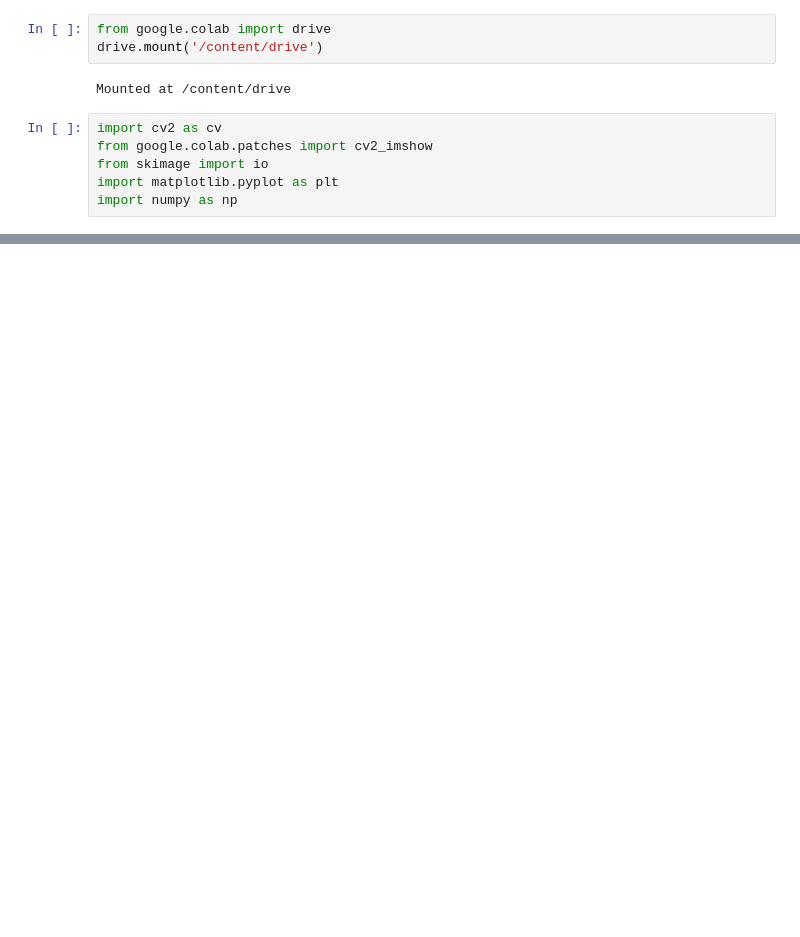
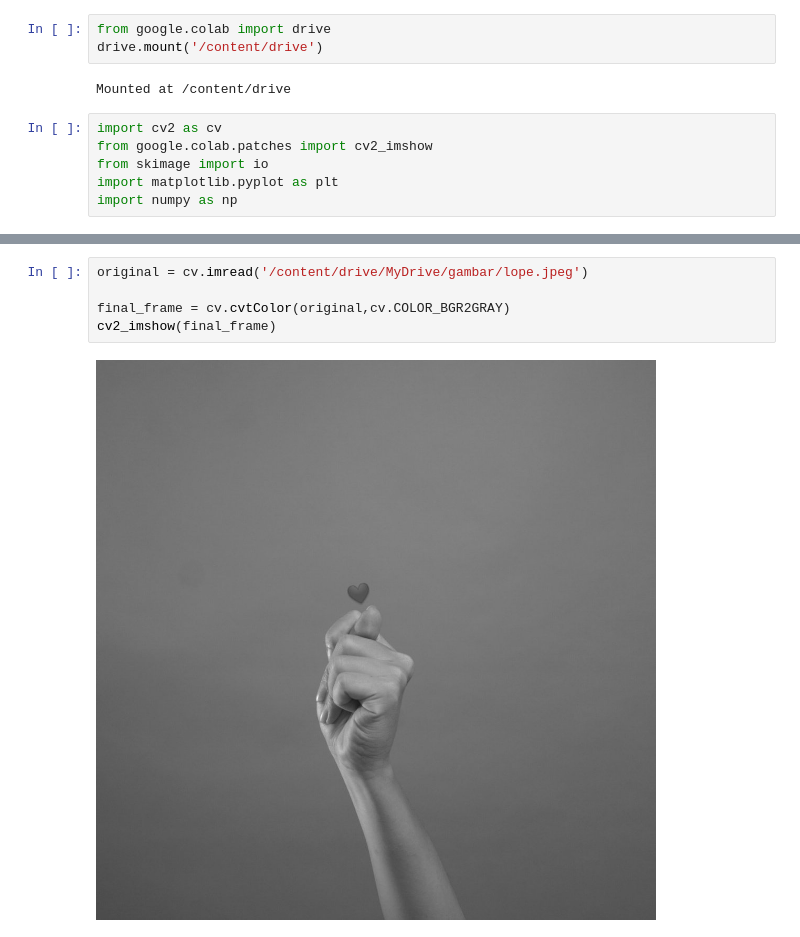
Before and after one commit to irfan1787/PCVK_genap_2021, a Jupyter notebook: Untitled3.ipynb, the cells around one changed output, grey strips where cells are left out. Cells and saved outputs as stored; diff of their text form; blank space fills up the shorter version.

```diff
--- a/Untitled3.ipynb
+++ b/Untitled3.ipynb
@@ -37,0 +72,7 @@ Masukkan nilai kecerahan: 50
+# %%
+original = cv.imread('/content/drive/MyDrive/gambar/lope.jpeg')
+
+final_frame = cv.cvtColor(original,cv.COLOR_BGR2GRAY)
+cv2_imshow(final_frame)
+# %% [output]
+[figure, added]
```
Also changed, not shown: parts of 2 cells of this notebook.
